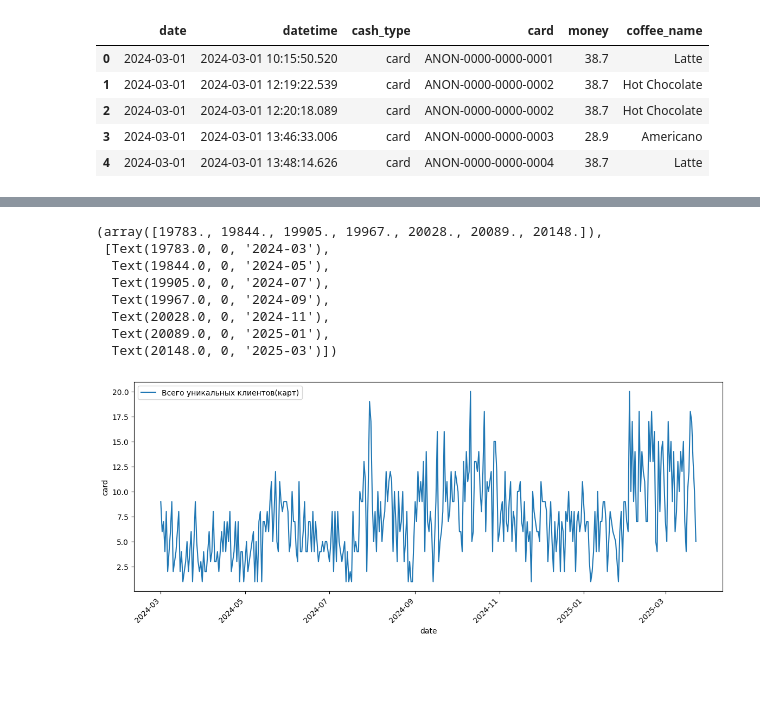
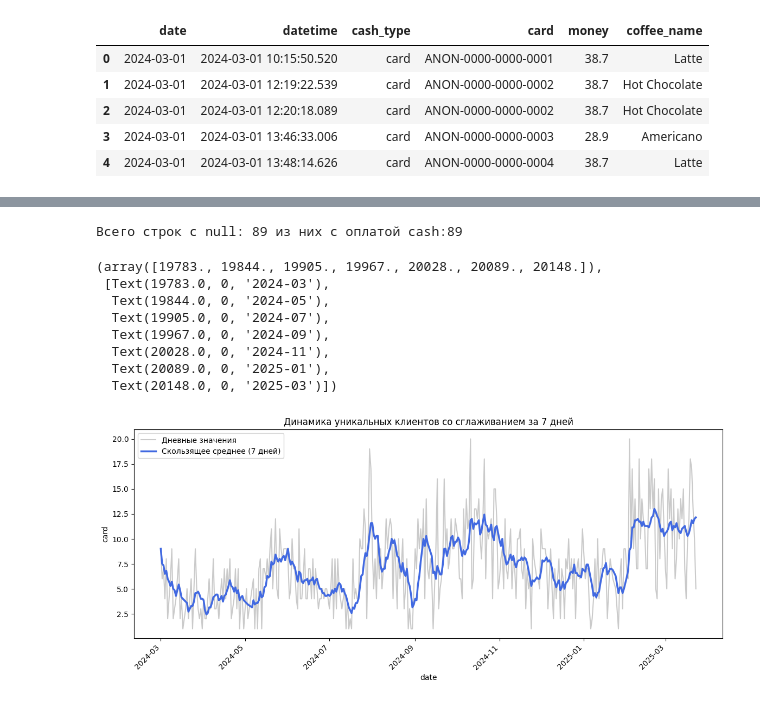
Before and after one commit to prodavec-svg/Coffee-sales-eda, a Jupyter notebook: notebooks/main.ipynb, the cells around one changed output, grey strips where cells are left out. Drawn from its saved outputs; the diff is of its cells as text; code cells hidden in the pictures; blank space fills up the shorter version.

```diff
--- a/notebooks/main.ipynb
+++ b/notebooks/main.ipynb
@@ -15,19 +52,26 @@ df.head()
+# %%
+print(f'Всего строк с null: {len(df_null)} из них с оплатой cash:{len(df_null[df_null['cash_type']=='cash'])}')
+# %% [output]
+Всего строк с null: 89 из них с оплатой cash:89
 # %%
 daily_activity=df.groupby('date').nunique().reset_index()
 daily_activity['date']=pd.to_datetime(daily_activity['date'])
 
-daily_activity['rolling_7d']=daily_activity['card'].rolling(window=7).mean()
+daily_activity['rolling_7d']=daily_activity['card'].rolling(window=7,min_periods=1).mean()
 
 plt.figure(figsize=(14,5))
 sns.lineplot(data=daily_activity, x='date',y='card',label='Дневные значения', color='gray', alpha=0.41)
+sns.lineplot(data=daily_activity, x='date',y='rolling_7d',label='Скользящее среднее (7 дней)', color='royalblue', linewidth=2.5)
+
+plt.title("Динамика уникальных клиентов со сглаживанием за 7 дней")
 plt.xticks(rotation=45,ha='right')
 # %% [output]
 (array([19783., 19844., 19905., 19967., 20028., 20089., 20148.]),
  [Text(19783.0, 0, '2024-03'),
   Text(19844.0, 0, '2024-05'),
   Text(19905.0, 0, '2024-07'),
   Text(19967.0, 0, '2024-09'),
   Text(20028.0, 0, '2024-11'),
   Text(20089.0, 0, '2025-01'),
   Text(20148.0, 0, '2025-03')])
-[figure, old version]
+[figure, new version]
```
Also changed, not shown: parts of 4 cells of this notebook.
